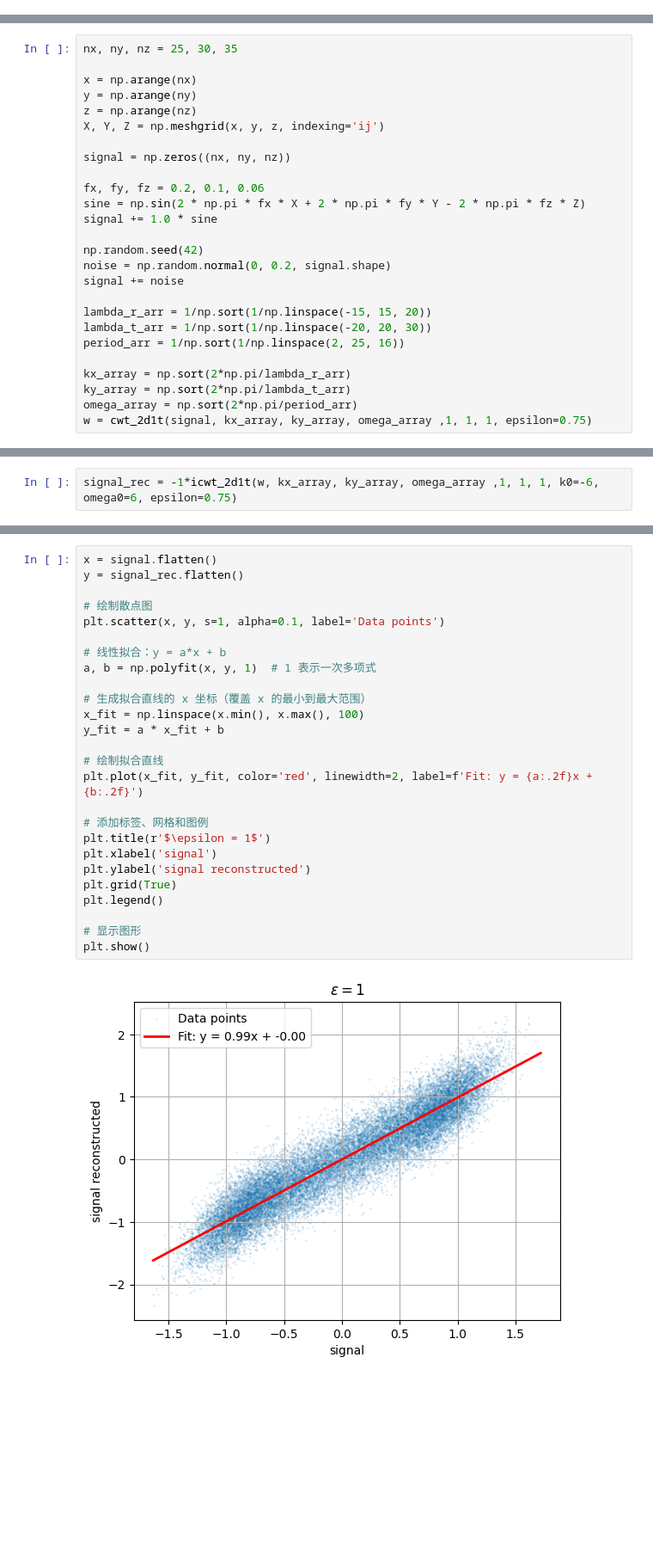
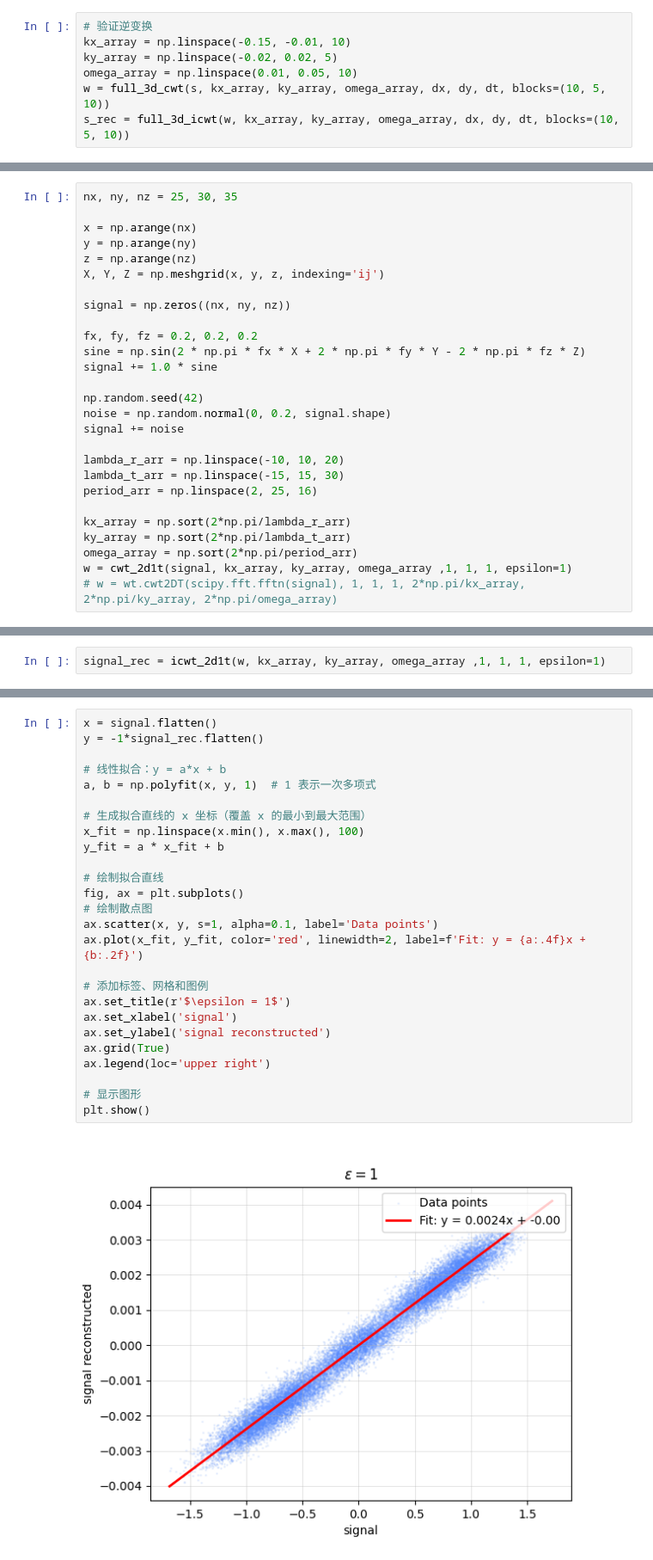
Before and after one commit to PKU-Heliosphere-org/repo_Xiangjing_Xu, a Jupyter notebook: UCoMP数据处理/时空小波变换/2D1T小波变换推导.ipynb, the cells around one changed output, grey strips where cells are left out. Shown at 86% size. Drawn from its saved outputs; the diff is of its cells as text; blank space fills up the shorter version.

```diff
--- a/UCoMP数据处理/时空小波变换/2D1T小波变换推导.ipynb
+++ b/UCoMP数据处理/时空小波变换/2D1T小波变换推导.ipynb
@@ -141,0 +431,7 @@ def icwt_2d1t(w, kx, ky, omega, dx, dy, dt, epsilon=0.5, k0=-6, omega0=6):
+# %%
+# 验证逆变换
+kx_array = np.linspace(-0.15, -0.01, 10)
+ky_array = np.linspace(-0.02, 0.02, 5)
+omega_array = np.linspace(0.01, 0.05, 10)
+w = full_3d_cwt(s, kx_array, ky_array, omega_array, dx, dy, dt, blocks=(10, 5, 10))
+s_rec = full_3d_icwt(w, kx_array, ky_array, omega_array, dx, dy, dt, blocks=(10, 5, 10))
@@ -149,7 +473,7 @@ X, Y, Z = np.meshgrid(x, y, z, indexing='ij')
 
 signal = np.zeros((nx, ny, nz))
 
-fx, fy, fz = 0.2, 0.1, 0.06
+fx, fy, fz = 0.2, 0.2, 0.2
 sine = np.sin(2 * np.pi * fx * X + 2 * np.pi * fy * Y - 2 * np.pi * fz * Z)
 signal += 1.0 * sine
 
@@ -157,14 +481,15 @@ np.random.seed(42)
 noise = np.random.normal(0, 0.2, signal.shape)
 signal += noise
 
-lambda_r_arr = 1/np.sort(1/np.linspace(-15, 15, 20))
-lambda_t_arr = 1/np.sort(1/np.linspace(-20, 20, 30))
-period_arr = 1/np.sort(1/np.linspace(2, 25, 16))
+lambda_r_arr = np.linspace(-10, 10, 20)
+lambda_t_arr = np.linspace(-15, 15, 30)
+period_arr = np.linspace(2, 25, 16)
 
 kx_array = np.sort(2*np.pi/lambda_r_arr)
 ky_array = np.sort(2*np.pi/lambda_t_arr)
 omega_array = np.sort(2*np.pi/period_arr)
-w = cwt_2d1t(signal, kx_array, ky_array, omega_array ,1, 1, 1, epsilon=0.75)
+w = cwt_2d1t(signal, kx_array, ky_array, omega_array ,1, 1, 1, epsilon=1)
+# w = wt.cwt2DT(scipy.fft.fftn(signal), 1, 1, 1, 2*np.pi/kx_array, 2*np.pi/ky_array, 2*np.pi/omega_array)
 # %%
 import matplotlib.pyplot as plt
 psd = np.mean(np.abs(w)**2, axis=(0, 1, 2))
@@ -190,5 +514,5 @@ plt.colorbar(mesh, ax=ax, label=r'$log_{10}(PSD)$')
 # %%
-signal_rec = -1*icwt_2d1t(w, kx_array, ky_array, omega_array ,1, 1, 1, k0=-6, omega0=6, epsilon=0.75)
+signal_rec = icwt_2d1t(w, kx_array, ky_array, omega_array ,1, 1, 1, epsilon=1)
 # %%
 from matplotlib.animation import FuncAnimation
 fig, ax = plt.subplots()
@@ -203,28 +525,28 @@ ani.save('./movie/test_signal_rec.gif', dpi=300)
 # %%
 x = signal.flatten()
-y = signal_rec.flatten()
-
-# 绘制散点图
-plt.scatter(x, y, s=1, alpha=0.1, label='Data points')
+y = -1*signal_rec.flatten()
 
 # 线性拟合：y = a*x + b
 a, b = np.polyfit(x, y, 1)  # 1 表示一次多项式
 
 # 生成拟合直线的 x 坐标（覆盖 x 的最小到最大范围）
 x_fit = np.linspace(x.min(), x.max(), 100)
 y_fit = a * x_fit + b
 
 # 绘制拟合直线
-plt.plot(x_fit, y_fit, color='red', linewidth=2, label=f'Fit: y = {a:.2f}x + {b:.2f}')
+fig, ax = plt.subplots()
+# 绘制散点图
+ax.scatter(x, y, s=1, alpha=0.1, label='Data points')
+ax.plot(x_fit, y_fit, color='red', linewidth=2, label=f'Fit: y = {a:.4f}x + {b:.2f}')
 
 # 添加标签、网格和图例
-plt.title(r'$\epsilon = 1$')
-plt.xlabel('signal')
-plt.ylabel('signal reconstructed')
-plt.grid(True)
-plt.legend()
+ax.set_title(r'$\epsilon = 1$')
+ax.set_xlabel('signal')
+ax.set_ylabel('signal reconstructed')
+ax.grid(True)
+ax.legend(loc='upper right')
 
 # 显示图形
 plt.show()
 # %% [output]
-[figure, old version]
+[figure, new version]
```
Also changed, not shown: parts of 23 cells of this notebook.
